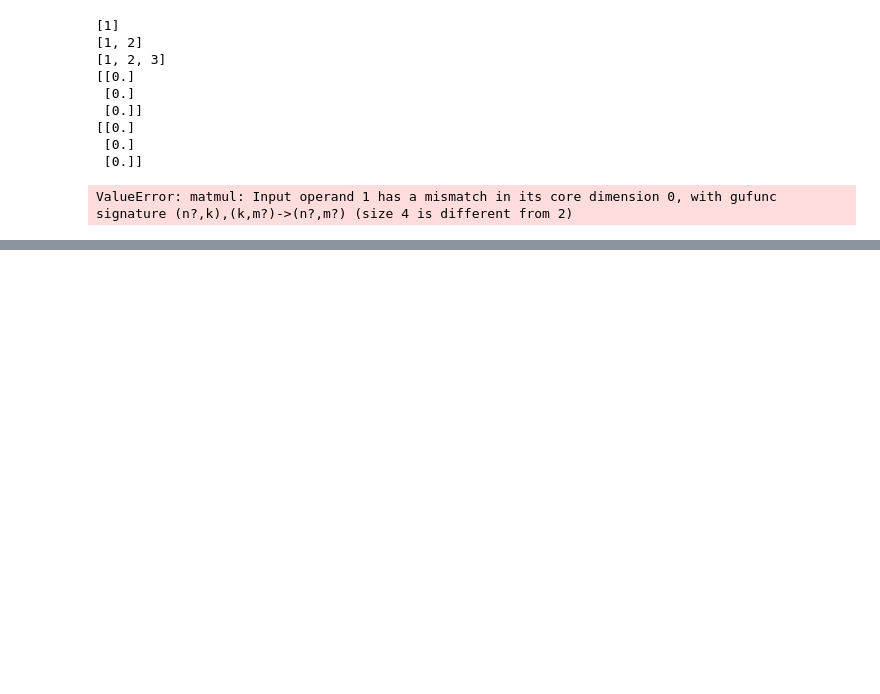
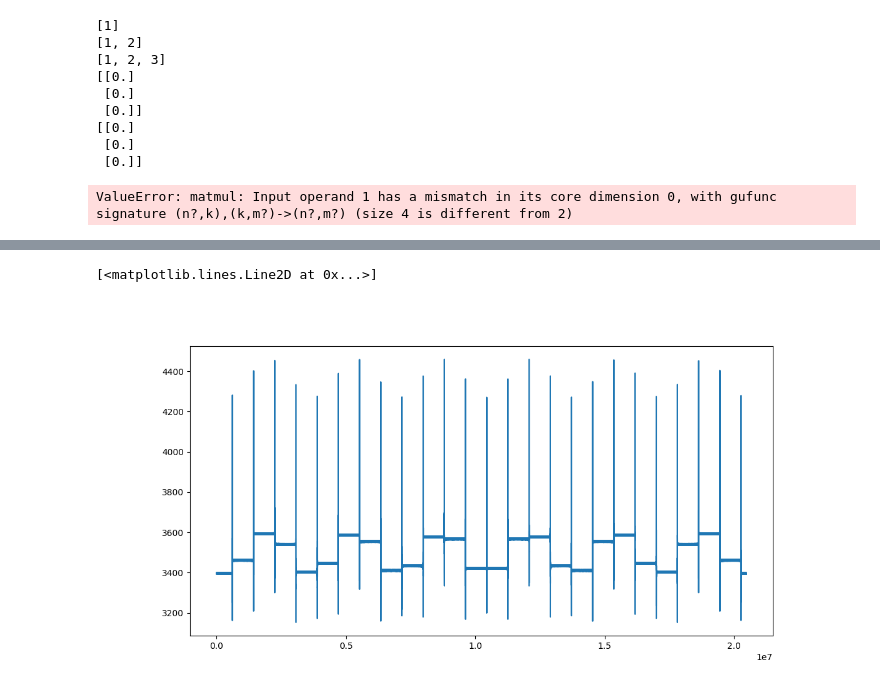
Before and after one commit to DmitryArtWorks/MTOS, a Jupyter notebook: Untitled-1.ipynb, the cells around one changed output, grey strips where cells are left out. Drawn from its saved outputs; the diff is of its cells as text; code cells hidden in the pictures; blank space fills up the shorter version.

```diff
--- a/Untitled-1.ipynb
+++ b/Untitled-1.ipynb
@@ -90,0 +130,51 @@ ValueError: matmul: Input operand 1 has a mismatch in its core dimension 0, with
+# %%
+import numpy as np
+import matplotlib.pyplot as plt
+%matplotlib widget
+# Параметры сигнала
+d2r = np.pi/180
+
+A = 128*np.sinc(np.pi/4/np.pi/(5*d2r))
+f_0 = 1000       # Несущая частота (Гц)
+f_d = 500        # Частота девиации (Гц)
+f_msg = 5        # Частота модулирующего сигнала (Гц)
+duration = 5     # Длительность сигнала (с)
+sampling_rate = 4.096e6  # Частота дискретизации (Гц)
+t_z = 0.05        # Задержка (с)
+
+# Временной вектор
+t = np.arange(0, duration, 1/sampling_rate)
+
+# Генерация треугольного модулирующего сигнала
+m_msg = (2 * (t * f_msg % 1) - 1)  # Треугольный сигнал, изменяющийся от -1 до 1
+
+# Формирование ЛЧМ сигнала
+s = np.exp(1j * (2 * np.pi * f_0 * t + (2 * np.pi * f_d * np.cumsum(m_msg) / sampling_rate)))
+
+# Циклический сдвиг для задержанного сигнала
+shift_amount = int(t_z * sampling_rate)  # Количество отсчетов для сдвига
+m_msg_z = np.roll(m_msg, shift_amount)  # Циклический сдвиг
+s_z = np.roll(A * s, shift_amount)  # Циклический сдвиг
+
+tx = np.exp(1j * (2 * np.pi * 0 * t + (2 * np.pi * 1e6 * np.cumsum(m_msg) / sampling_rate)))
+# Визуализация
+# plt.figure(figsize=(12, 6))
+# plt.plot(t, np.real(s), label='Действительная часть s', color='blue')
+# plt.plot(t, np.real(s_z), label='Действительная часть s_z (задержка)', color='orange', linestyle='--')
+# plt.plot(t, m_msg, t, m_msg_z)
+# plt.title('ЛЧМ сигнал и его задержанная версия')
+# plt.xlabel('Время (с)')
+# plt.ylabel('Амплитуда')
+# plt.legend()
+# plt.grid()
+# plt.show()
+
+rx_fft = np.fft.fft(s_z)
+tx_fft = np.fft.fft(tx)
+signal = np.fft.ifft(rx_fft*tx_fft)
+
+plt.figure(figsize=(12, 6))
+plt.plot(np.abs(signal))
+# %% [output]
+[<matplotlib.lines.Line2D at 0x...>]
+[figure, added]
```
Also changed, not shown: parts of 2 cells of this notebook, 4 other files.
